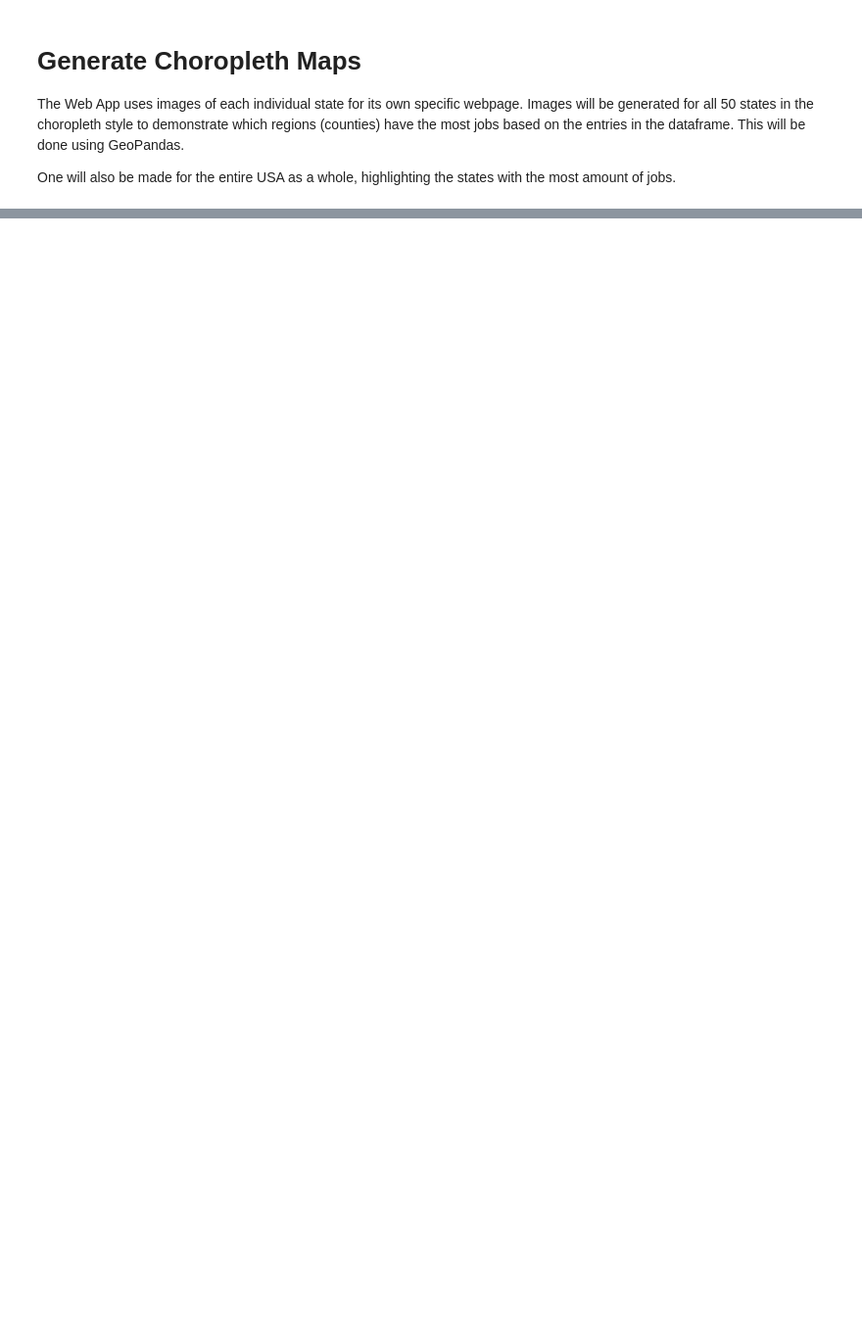
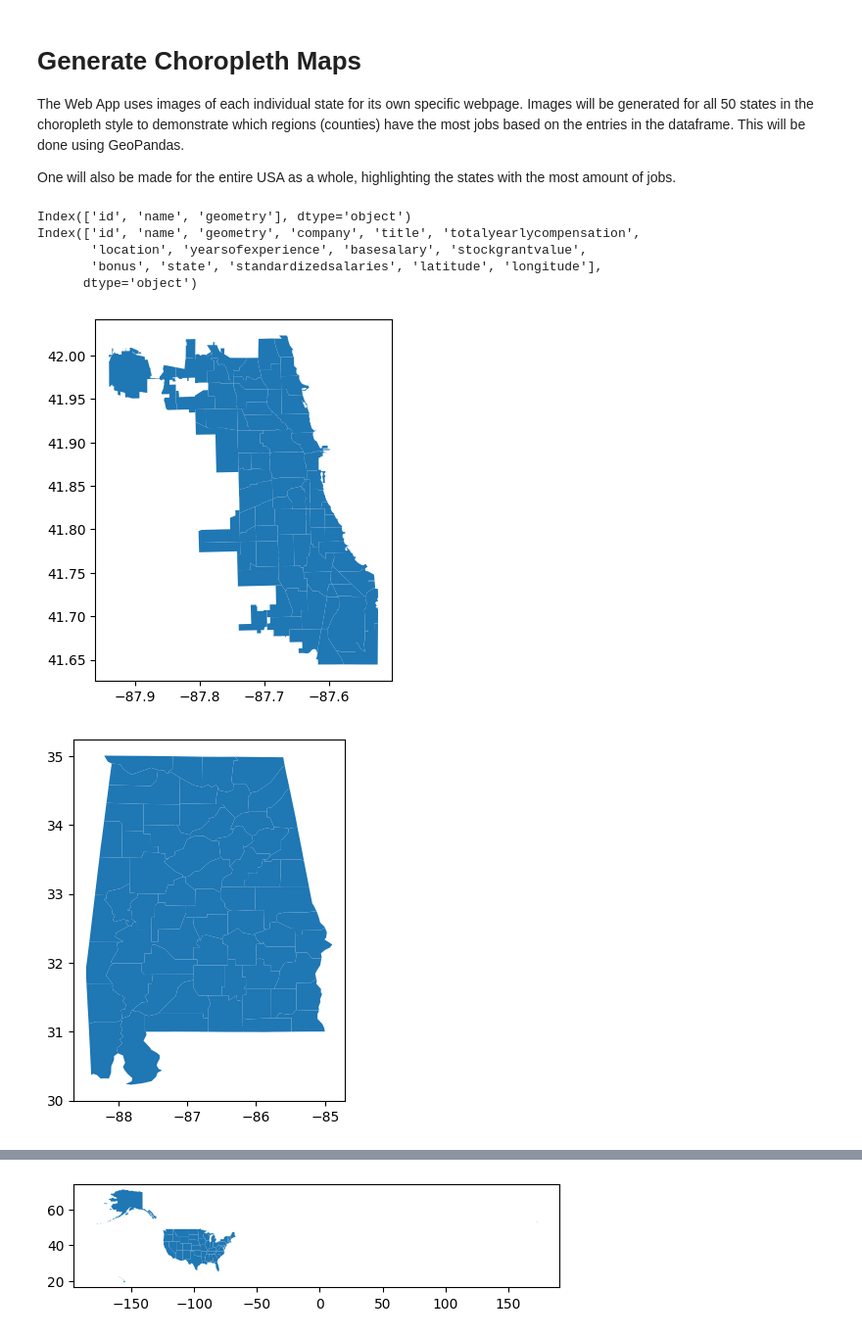
Before and after one commit to jeffreycjj6/Jobs-Visualization-Project, a Jupyter notebook: data_analysis/jobs_analysis.ipynb, the cells around one changed output, grey strips where cells are left out. Shown at 98% size. Saved outputs shown, nothing was run; the diff lists cells and outputs as text; code cells hidden in the pictures; blank space fills up the shorter version.

```diff
--- a/data_analysis/jobs_analysis.ipynb
+++ b/data_analysis/jobs_analysis.ipynb
@@ -465,0 +490,39 @@ import geopandas as gp
+# %%
+import geopandas as gpd
+import geodatasets
+
+#Test Chicago Map to see if it works
+#chicago = gp.read_file(geodatasets.get_path("geoda.chicago_commpop"))
+#chicago.plot()
+
+test = gpd.read_file(geodatasets.get_path("geoda.chicago_commpop"))
+test.plot()
+
+gdf = gpd.read_file("Alabama.json")
+gdf.plot()
+
+gdf2 = gpd.read_file("Alabama2.geojson")
+gdf2.plot()
+
+usa = gpd.read_file("us-states.json")
+usa.plot()
+print(usa.columns)
+usa = pd.merge(
+    left=usa,
+    right=df,
+    left_on='name',
+    right_on='location',
+    how='left'
+)
+print(usa.columns)
+ax = usa.boundary.plot()
+usa.plot(ax=ax, column='basesalary')
+plt.show()
+# %% [output]
+Index(['id', 'name', 'geometry'], dtype='object')
+Index(['id', 'name', 'geometry', 'company', 'title', 'totalyearlycompensation',
+       'location', 'yearsofexperience', 'basesalary', 'stockgrantvalue',
+       'bonus', 'state', 'standardizedsalaries', 'latitude', 'longitude'],
+      dtype='object')
+[figure, added]
+[figure, added]
@@ -465,0 +530 @@ import geopandas as gp
+[figure, added]
```
Also changed, not shown: parts of 8 cells of this notebook, 10 other files.
